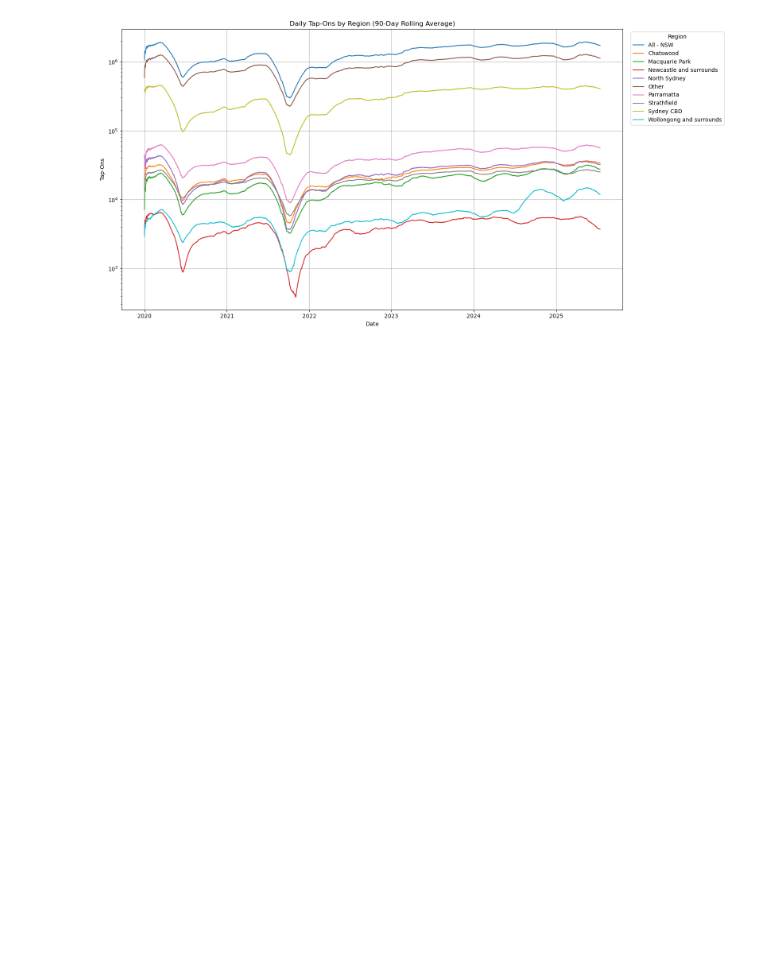
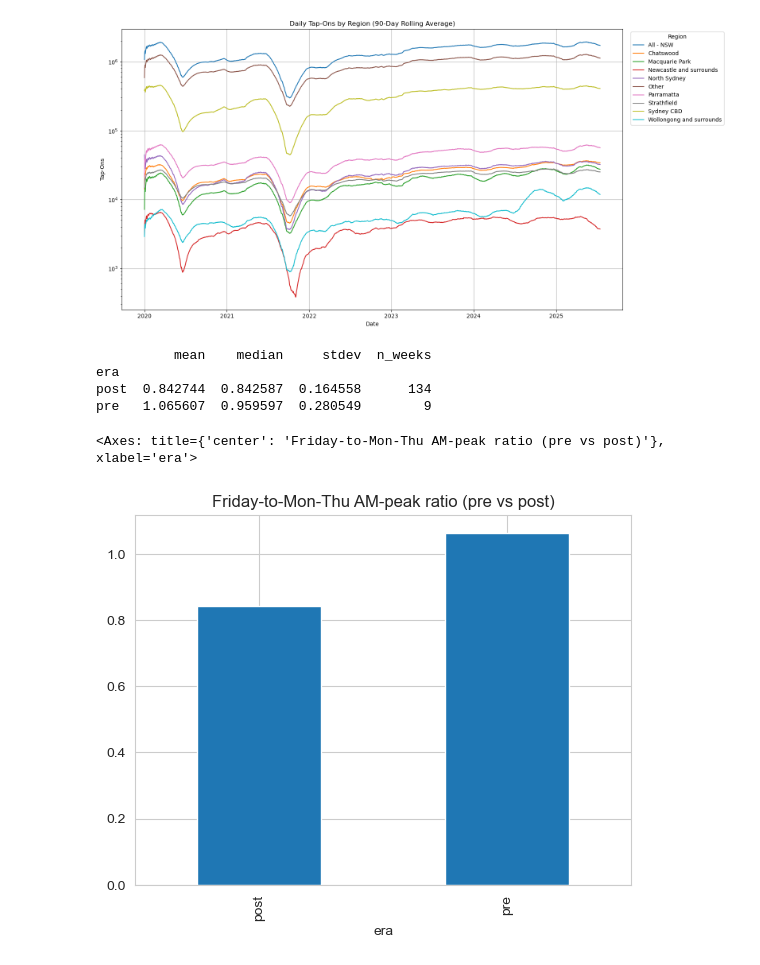
Before and after one commit to devilshadow04/nsw-friday-commute-analysis, a Jupyter notebook: WDAC_2025_data/report/notebook.ipynb, the cells around one changed output. Drawn from its saved outputs; the diff is of its cells as text; code cells hidden in the pictures; blank space fills up the shorter version.

Commit message:
Add: Friday vs Mon-Thu patronage visualisations

```diff
--- a/WDAC_2025_data/report/notebook.ipynb
+++ b/WDAC_2025_data/report/notebook.ipynb
@@ -132,3 +171,62 @@ plt.grid(True)
 plt.show()
 # %% [output]
 [figure]
+# %%
+# --- 0.  Make a working copy and clean obvious junk --------------------------
+df = full_df.copy()
+
+# drop rows that are just blank padding lines in the source files
+df = df[df['trip_origin_date'].notna()]
+
+# keep TRAIN trips only – comment this line out if you want buses as well
+# df = df[df['mode_name'].str.lower() == 'train']
+
+# force the date dtype
+df['trip_origin_date'] = pd.to_datetime(df['trip_origin_date'])
+
+# --- 1.  Focus on the AM-peak window ----------------------------------------
+# 07:00 ≤ hour < 10:00  (tap_hour is numeric: 7, 8, 9)
+peak = df[(df['tap_hour'] >= 7) & (df['tap_hour'] < 10)].copy()
+
+# --- 2.  Add calendar helpers -----------------------------------------------
+peak['dow']  = peak['trip_origin_date'].dt.dayofweek        # 0=Mon … 4=Fri
+peak['year'] = peak['trip_origin_date'].dt.year
+
+# define “pre-COVID” vs “hybrid era”.  Adjust dates if you like.
+pre_mask  = peak['trip_origin_date'] <  '2020-03-01'
+post_mask = peak['trip_origin_date'] >= '2023-01-01'
+peak['era'] = np.where(pre_mask, 'pre', np.where(post_mask, 'post', 'ignore'))
+peak = peak[peak['era'] != 'ignore']         # toss 2020-22 transition if not needed
+
+# --- 3.  Aggregate: total Tap_Ons per date & DOW -----------------------------
+daily = (peak
+         .groupby(['era','trip_origin_date','dow'], as_index=False)['Tap_Ons']
+         .sum())
+
+# --- 4.  Convert to week-level and compute Friday ratio ----------------------
+# ISO week key so Jan 1 of each year doesn’t mix
+daily['iso_year'] = daily['trip_origin_date'].dt.isocalendar().year
+daily['iso_week'] = daily['trip_origin_date'].dt.isocalendar().week
+daily['yrwk'] = daily['iso_year'] * 100 + daily['iso_week']   # e.g. 202452
+
+weekly = (daily
+          .pivot_table(index=['era','yrwk'], columns='dow', values='Tap_Ons')
+          .rename(columns={0: 'Mon', 1:'Tue', 2:'Wed', 3:'Thu', 4:'Fri'}))
+
+weekly['Tue_Thu_mean'] = weekly[['Mon', 'Tue','Wed','Thu']].mean(axis=1)
+weekly['fri_ratio']    = weekly['Fri'] / weekly['Tue_Thu_mean']
+
+# --- 5.  Summarise & inspect -------------------------------------------------
+summary = (weekly.groupby('era')['fri_ratio']
+                  .agg(mean='mean', median='median', stdev='std', n_weeks='size'))
+print(summary)
+
+# optional: quick bar chart
+summary['mean'].plot.bar(title='Friday-to-Mon-Thu AM-peak ratio (pre vs post)')
+# %% [output]
+          mean    median     stdev  n_weeks
+era
+post  0.842744  0.842587  0.164558      134
+pre   1.065607  0.959597  0.280549        9
+<Axes: title={'center': 'Friday-to-Mon-Thu AM-peak ratio (pre vs post)'}, xlabel='era'>
+[figure, added]
```
Also changed, not shown: parts of 9 cells of this notebook.
